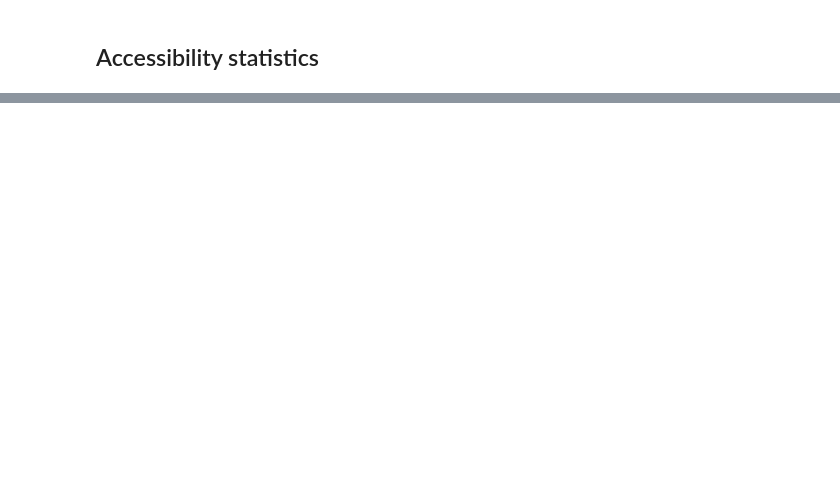
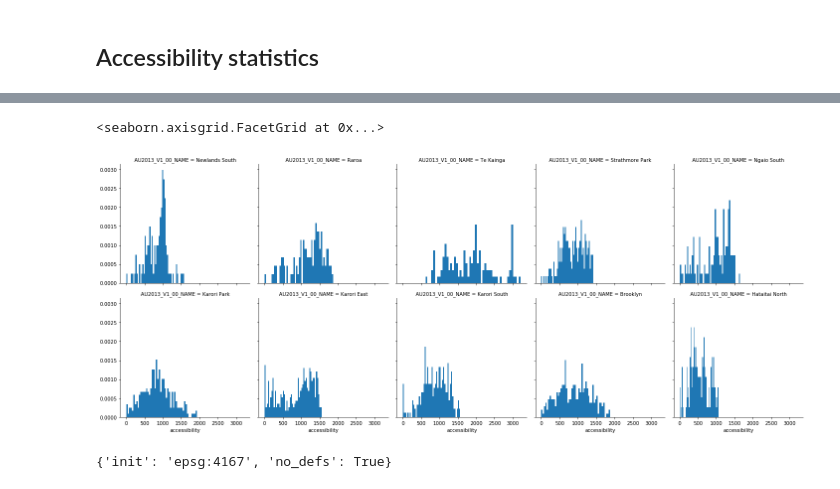
Before and after one commit to shriv/playground-pubs, a Jupyter notebook: Playgrounds vs Pubs.ipynb, the cells around one changed output, grey strips where cells are left out. Cells and saved outputs as stored; diff of their text form; code cells hidden in the pictures; blank space fills up the shorter version.

```diff
--- a/Playgrounds vs Pubs.ipynb
+++ b/Playgrounds vs Pubs.ipynb
@@ -386,0 +410,23 @@ g.add_legend()
+# %%
+# Get lat and lon coordinates for accessibility values
+df_joined = pd.merge(orig_nodes.reset_index(), park_accessibility[[1]].reset_index(), how='inner')
+df_joined.columns = ['node_id', 'lon', 'lat', 'accessibility']
+# Convert lat and lon to geoseries
+df_joined_coords = dp.coords_df_to_geopandas_points(df_joined, crs={'init': 'epsg:4167'})
+
+
+park_df = geopandas.sjoin(wlg_area_units, df_joined_coords, op='contains')
+df_sel = park_df[park_df['AU2013_V1_00_NAME'].isin(['Karori Park', 'Te Kainga',
+                                          'Karori South', 'Karori East',
+                                         'Newlands South', 'Hataitai North',
+                                          'Strathmore Park', 'Raroa',
+                                         'Ngaio South', 'Brooklyn'])]
+g = sns.FacetGrid(col='AU2013_V1_00_NAME', data=df_sel, size=4, col_wrap=5)
+g.map(plt.hist, 'accessibility', normed=True, bins=50)
+# %% [output]
+<seaborn.axisgrid.FacetGrid at 0x...>
+[figure, added]
+# %%
+wlg_area_units.crs
+# %% [output]
+{'init': 'epsg:4167', 'no_defs': True}
```
Also changed, not shown: parts of 9 cells of this notebook.
